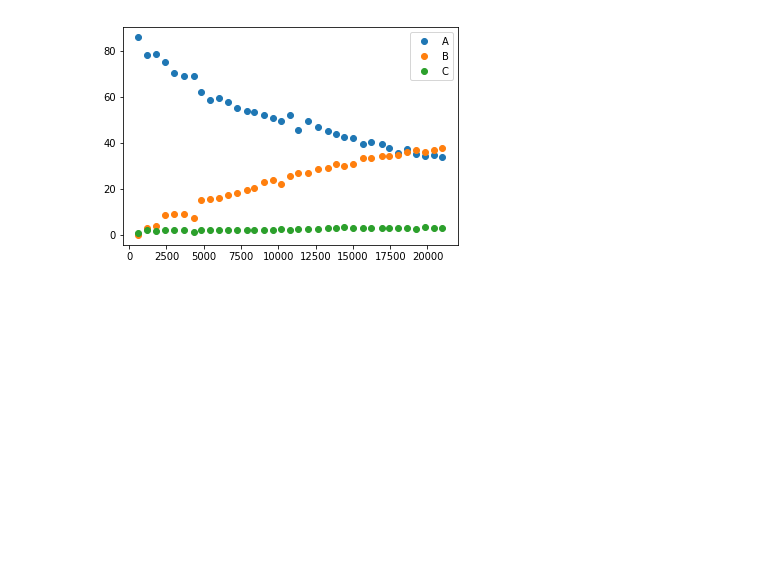
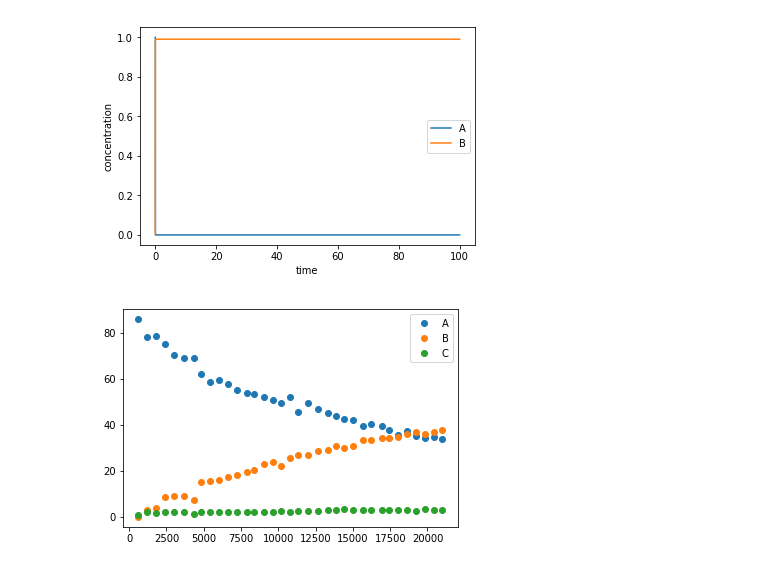
Before and after one commit to dorox/react, a Jupyter notebook: Data_Fitting_Widgets.ipynb, the cells around one changed output. Drawn from its saved outputs; the diff is of its cells as text; code cells hidden in the pictures; blank space fills up the shorter version.

```diff
--- a/Data_Fitting_Widgets.ipynb
+++ b/Data_Fitting_Widgets.ipynb
@@ -13,3 +13,7 @@ run time: 0.001s
+# %%
+chem1.plot('A', 'B')
+# %% [output]
+[figure, added]
 # %%
 chem1.import_data('data/Expt1.csv')
 # %% [output]
```
Also changed, not shown: parts of 12 cells of this notebook, 4 other files.
